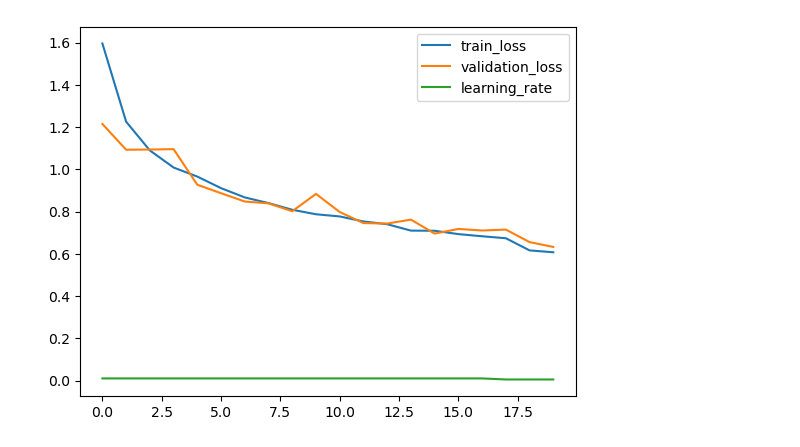
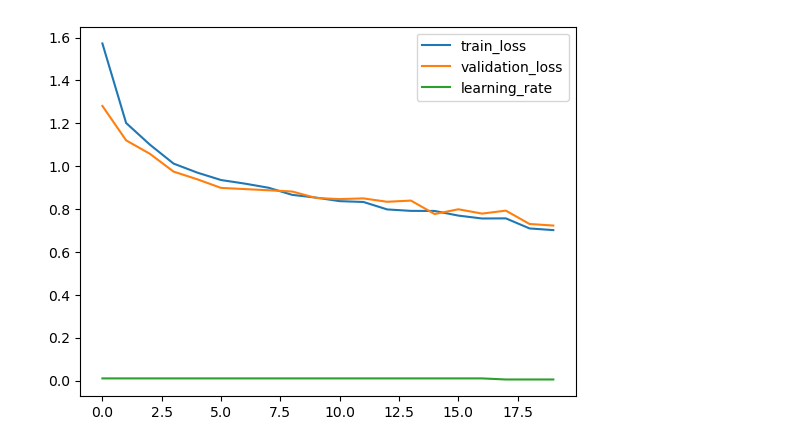
Before and after one commit to icanswim/qchem, a Jupyter notebook: experiment.ipynb, the cells around one changed output. Drawn from its saved outputs; the diff is of its cells as text; code cells hidden in the pictures.

Commit message:
graphnet and experiments working.  pull to main.

```diff
--- a/experiment.ipynb
+++ b/experiment.ipynb
@@ -210,19 +222,21 @@ class IndexY(T.BaseTransform):
         return data
 
 model_params = {'in_channels': 11,
-                'hidden': 512,
+                'hidden': 128,
                 'out_channels': 1,
-                'depth': 2,
-                'conv': 'SAGEConv',
+                'depth': 1,
+                'convolution': 'SAGEConv',
+                'pool': 'MeanAggregation',
                 'dropout': .1,
+                'softmax': False,
+                'activation': 'relu',
                }
-
 
 ds_params = {'train_params': {'dataset': 'QM9',
                               'transforms': {},
                               'pg_params': {'root': './data/',
                                             'transform': T.Compose([IndexY(0),
-                                                                    T.AddSelfLoops()])}}}
+                                                                   ])}}}
 
 metrics_params = {'report_interval': 10,
                   'log_plot': False}
@@ -265,4 +279,4 @@ learning time: 0:02:52.190701
-[figure, old version]
+[figure, new version]
 # %%
 #example cosmosis/qchem PyG dataset wrapper with Data object output with
 #custom transforms and sklearn metrics and PyG model
```
Also changed, not shown: parts of 13 cells of this notebook, 3 other files.
